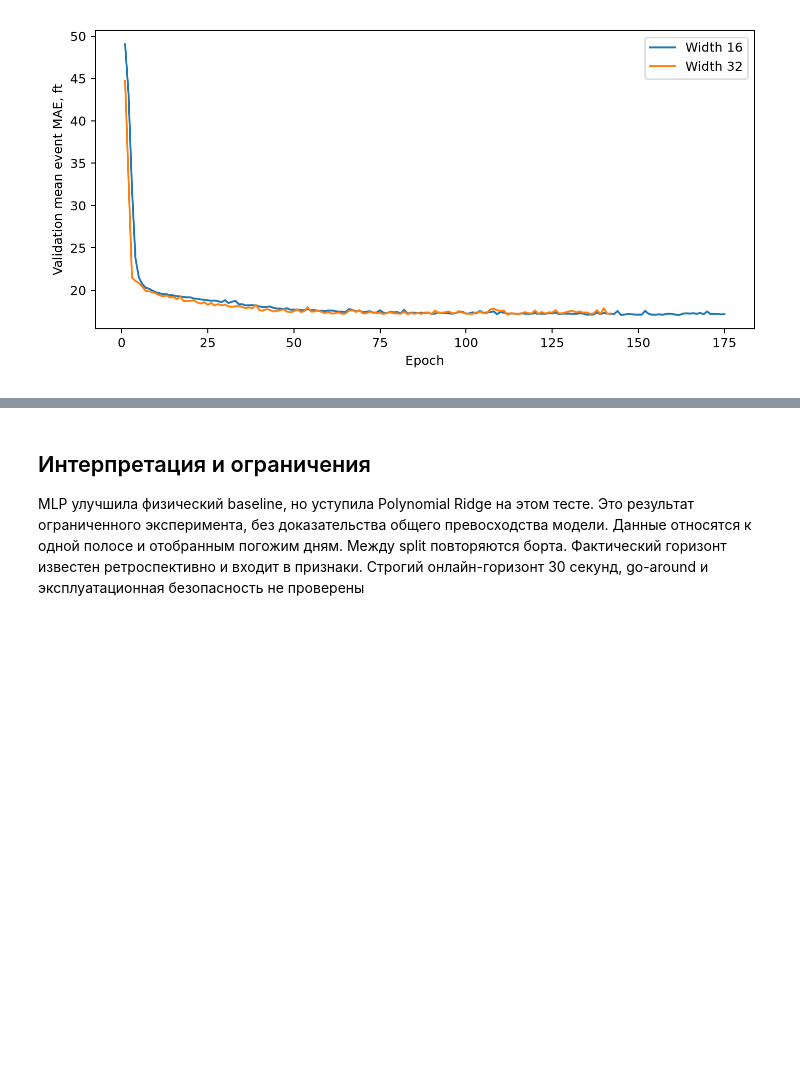
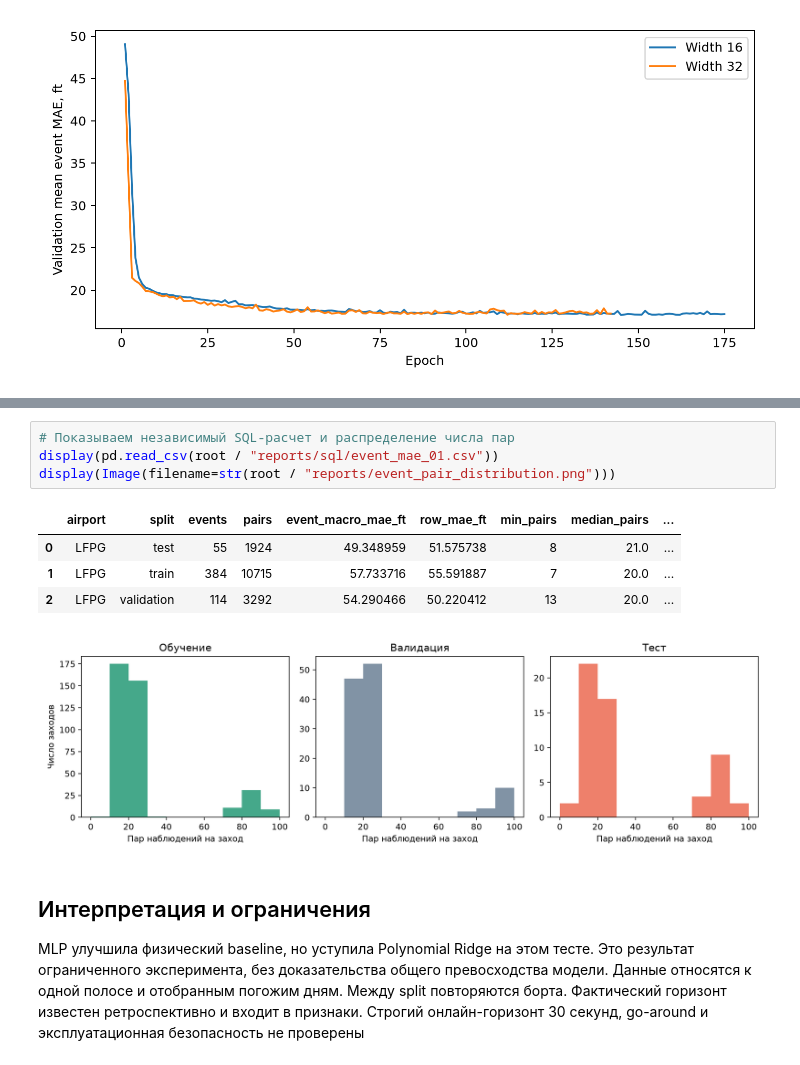
Before and after one commit to steptovictory-dev/Approach-Risk-ver.-1.2, a Jupyter notebook: notebooks/01_lfpg_pipeline.ipynb, the cells around one changed output, grey strips where cells are left out. Drawn from its saved outputs; the diff is of its cells as text; blank space fills up the shorter version.

Commit message:
Compare row and event MAE using SQL aggregation

```diff
--- a/notebooks/01_lfpg_pipeline.ipynb
+++ b/notebooks/01_lfpg_pipeline.ipynb
@@ -82,3 +86,13 @@ display(Image(filename=str(root / "reports/mlp_validation.png")))
+# %%
+# Показываем независимый SQL-расчет и распределение числа пар
+display(pd.read_csv(root / "reports/sql/event_mae_01.csv"))
+display(Image(filename=str(root / "reports/event_pair_distribution.png")))
+# %% [output]
+|  | airport | split | events | pairs | event_macro_mae_ft | row_mae_ft | min_pairs | median_pairs | ... |
+| 0 | LFPG | test | 55 | 1924 | 49.348959 | 51.575738 | 8 | 21.0 | ... |
+| 1 | LFPG | train | 384 | 10715 | 57.733716 | 55.591887 | 7 | 20.0 | ... |
+| 2 | LFPG | validation | 114 | 3292 | 54.290466 | 50.220412 | 13 | 20.0 | ... |
+[figure, added]
 # %% [markdown]
 ## Интерпретация и ограничения
 
```
Also changed, not shown: parts of 1 cell of this notebook, 9 other files.
